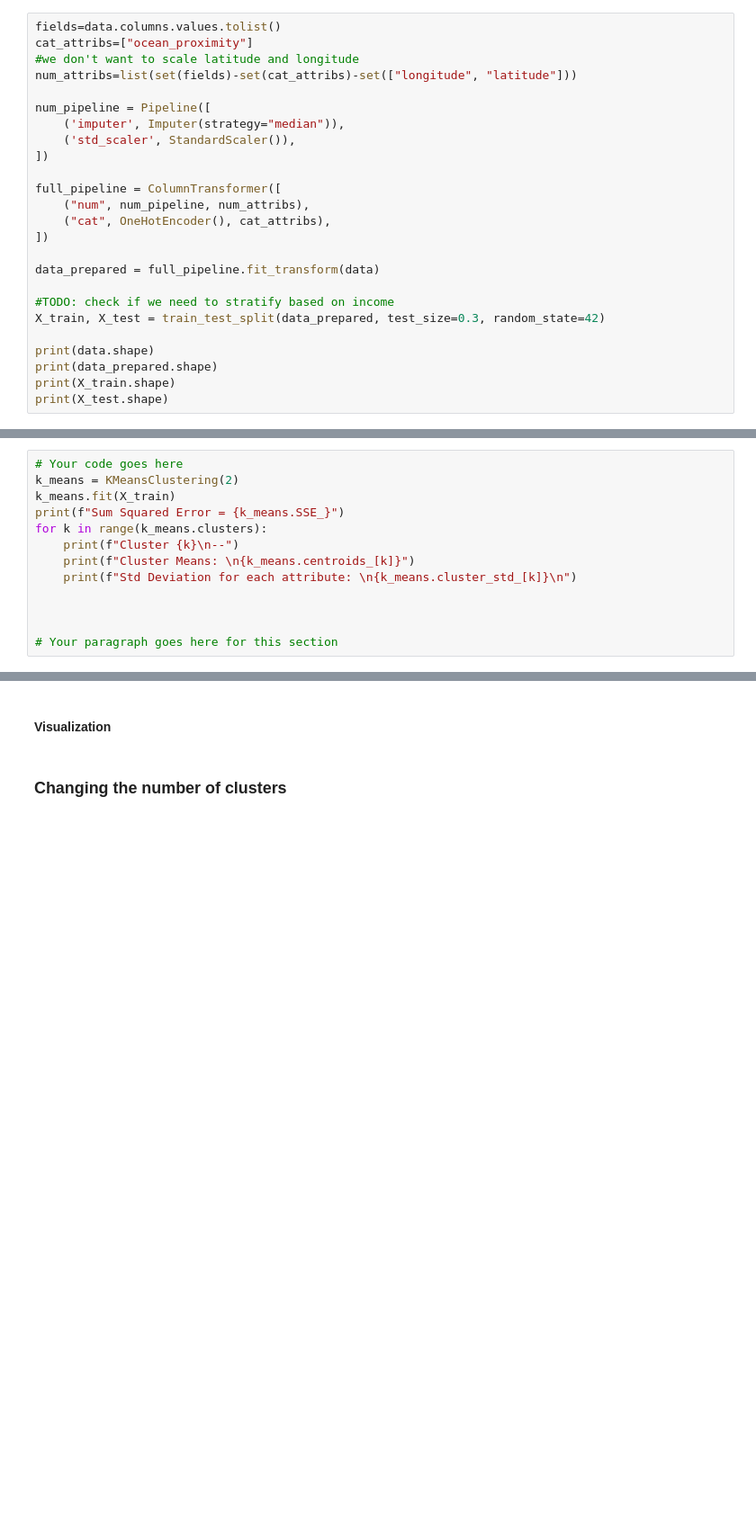
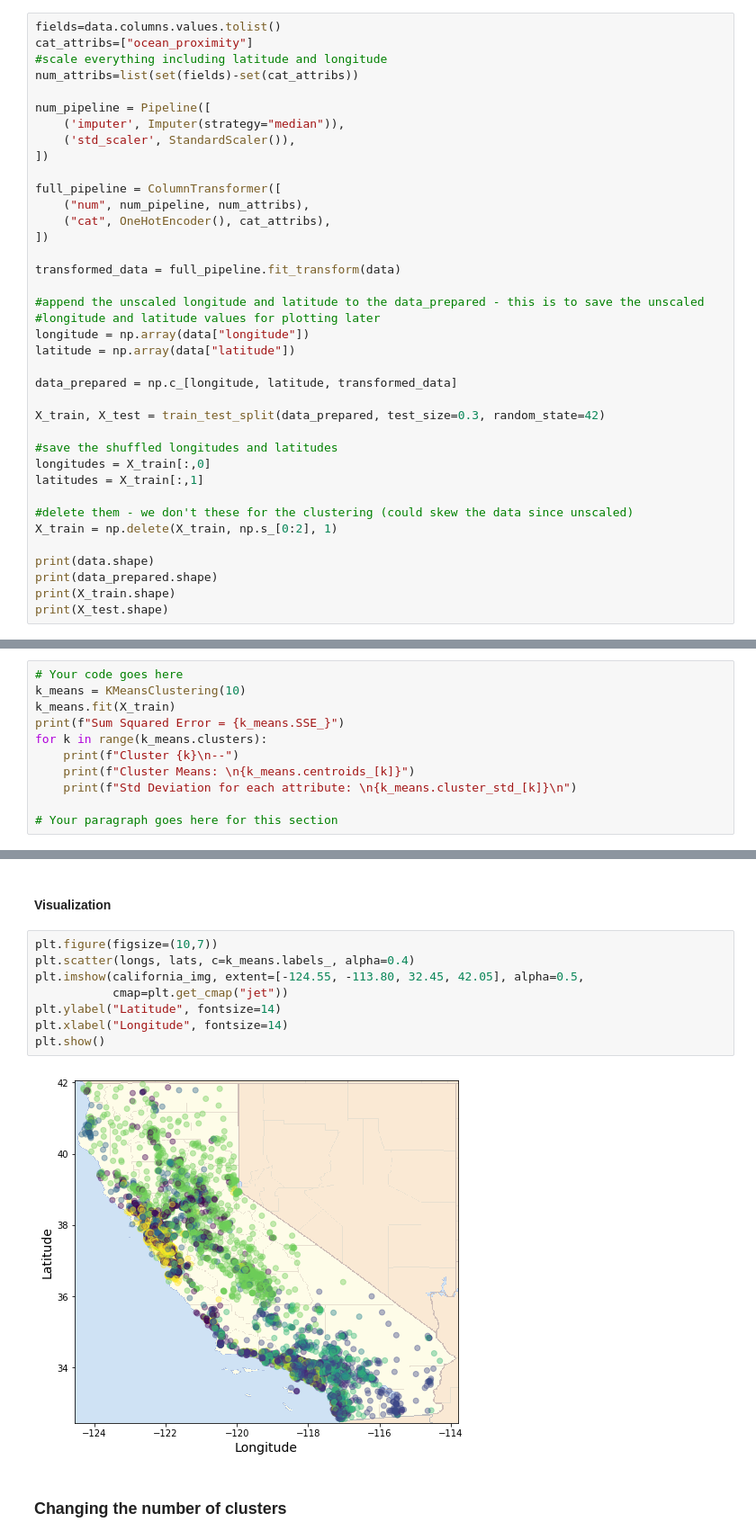
Before and after one commit to nabeeln7/k-means-clustering, a Jupyter notebook: CS6316Assignment3.ipynb, the cells around one changed output, grey strips where cells are left out. Shown at 90% size. Drawn from its saved outputs; the diff is of its cells as text; blank space fills up the shorter version.

```diff
--- a/CS6316Assignment3.ipynb
+++ b/CS6316Assignment3.ipynb
@@ -87,8 +87,8 @@ plt.show()
 # %%
 fields=data.columns.values.tolist()
 cat_attribs=["ocean_proximity"]
-#we don't want to scale latitude and longitude
-num_attribs=list(set(fields)-set(cat_attribs)-set(["longitude", "latitude"]))
+#scale everything including latitude and longitude
+num_attribs=list(set(fields)-set(cat_attribs))
 
 num_pipeline = Pipeline([
     ('imputer', Imputer(strategy="median")),
@@ -100,10 +100,23 @@ full_pipeline = ColumnTransformer([
     ("cat", OneHotEncoder(), cat_attribs),
 ])
 
-data_prepared = full_pipeline.fit_transform(data)
+transformed_data = full_pipeline.fit_transform(data)
 
-#TODO: check if we need to stratify based on income
+#append the unscaled longitude and latitude to the data_prepared - this is to save the unscaled
+#longitude and latitude values for plotting later
+longitude = np.array(data["longitude"])
+latitude = np.array(data["latitude"])
+
+data_prepared = np.c_[longitude, latitude, transformed_data]
+
 X_train, X_test = train_test_split(data_prepared, test_size=0.3, random_state=42)
+
+#save the shuffled longitudes and latitudes
+longitudes = X_train[:,0]
+latitudes = X_train[:,1]
+
+#delete them - we don't these for the clustering (could skew the data since unscaled)
+X_train = np.delete(X_train, np.s_[0:2], 1)
 
 print(data.shape)
 print(data_prepared.shape)
@@ -332,7 +343,7 @@ Applying the algorithm for 10 clusters to see if it clearly identified the silic
 ### Cluster the data
 # %%
 # Your code goes here
-k_means = KMeansClustering(2)
+k_means = KMeansClustering(10)
 k_means.fit(X_train)
 print(f"Sum Squared Error = {k_means.SSE_}")
 for k in range(k_means.clusters):
@@ -340,7 +351,5 @@ for k in range(k_means.clusters):
     print(f"Cluster Means: \n{k_means.centroids_[k]}")
     print(f"Std Deviation for each attribute: \n{k_means.cluster_std_[k]}\n")
 
-
-
 # Your paragraph goes here for this section
 # %% [output]
@@ -366,5 +373,15 @@ Std Deviation for each attribute =
 # %% [markdown]
 #### Visualization
+# %%
+plt.figure(figsize=(10,7))
+plt.scatter(longs, lats, c=k_means.labels_, alpha=0.4)
+plt.imshow(california_img, extent=[-124.55, -113.80, 32.45, 42.05], alpha=0.5,
+           cmap=plt.get_cmap("jet"))
+plt.ylabel("Latitude", fontsize=14)
+plt.xlabel("Longitude", fontsize=14)
+plt.show()
+# %% [output]
+[figure, added]
 # %% [markdown]
 ### Changing the number of clusters
 # %%
```
Also changed, not shown: parts of 5 cells of this notebook.
